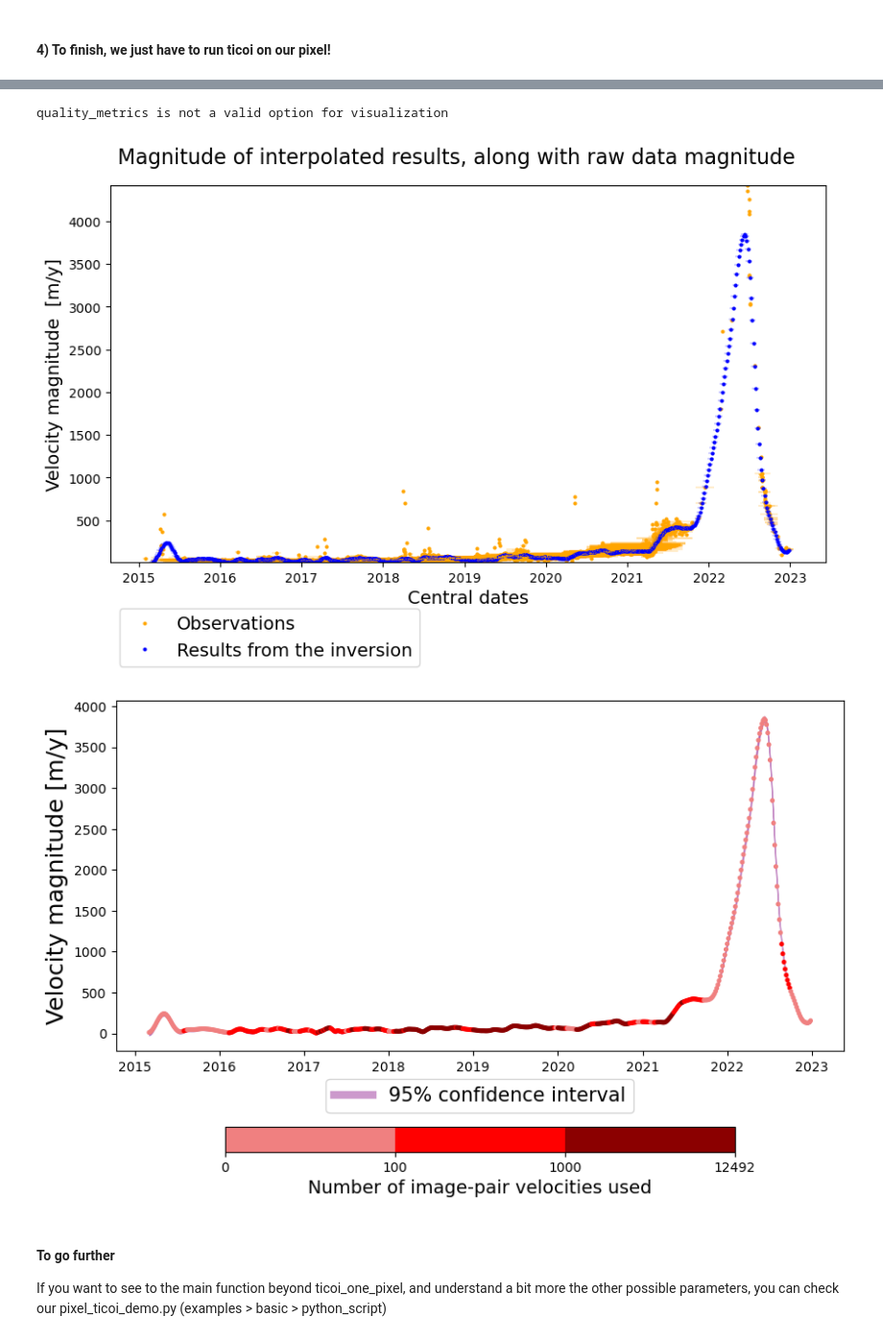
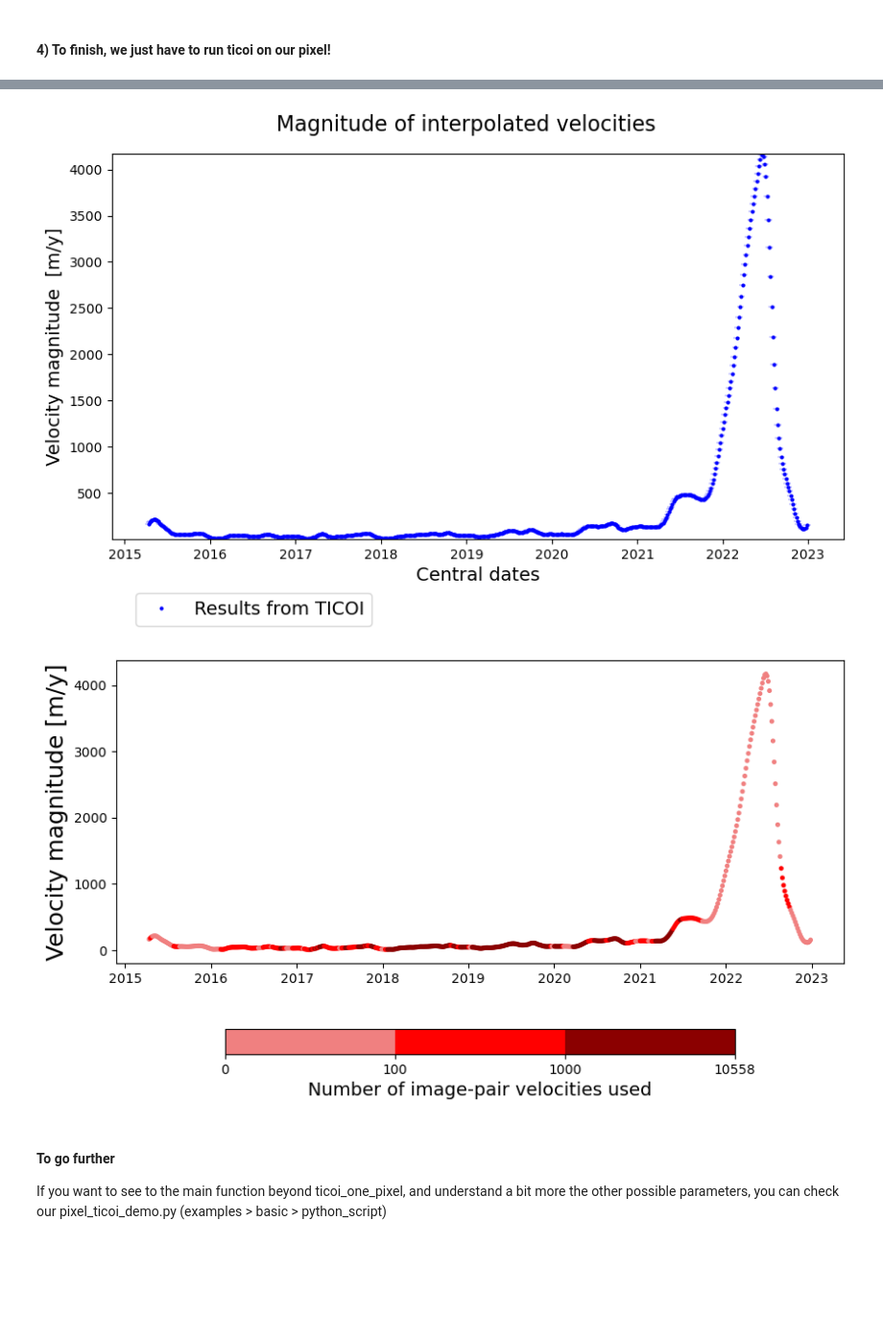
Before and after one commit to ticoi/ticoi, a Jupyter notebook: examples/basic/notebook/pixel_demo_local_ncdata.ipynb, the cells around one changed output, grey strips where cells are left out. Shown at 96% size. Cells and saved outputs as stored; diff of their text form; code cells hidden in the pictures; blank space fills up the shorter version.

Commit message:
Addition of other options of Figures, max and min range. Finalization of the notebooks

```diff
--- a/examples/basic/notebook/pixel_demo_local_ncdata.ipynb
+++ b/examples/basic/notebook/pixel_demo_local_ncdata.ipynb
@@ -11,5 +11,7 @@ from ticoi.core import ticoi_one_pixel
 # %%
 cube_name = f'{os.path.abspath(os.path.join(os.getcwd(), "..","..","..", "test_data"))}/ITS_LIVE_Lowell_Lower_test.nc'# path to our dataset
 path_save = f'{os.path.abspath(os.path.join(os.getcwd(), "..","..", "results", "pixel"))}/'# path where to save our results
-i, j = -138.18069, 60.29076# coordinate of the pixel
+# i, j = -138.15069, 60.27076# coordinate of the pixel
+i, j = -138.16069, 60.28076# coordinate of the pixel
+
 pick_dates = ["2015-01-01", "2024-01-01"]# date range to study
@@ -23,15 +30,15 @@ delete_outliers = {"median_angle": 45} #Remove the observation if its direction
 # %% [markdown]
 - Visualization parameters
 # %%
-save = False  # Save the results and figures
+save = True  # Save the results and figures
 show = True  # Plot some figures
-option_visual = ["obs_magnitude", "invertvv_overlaid", "quality_metrics"] #check README_visualization_pixel_output to see the different options .
+option_visual = ["obs_magnitude", "invertvv","inverpvv", "quality_metrics"] #check README_visualization_pixel_output to see the different options .
 result_quality = [
-    "Error_propagation",
+
     "X_contribution",
 ]  # Criterium used to evaluate the quality of the results: ("Error_propagation": the initial error given in the dataset is propagated through the inversion; "X_contribution" correspond to the number of observed velocity used to estimate each estimated value
 # %% [markdown]
 #### 4) To finish, we just have to run ticoi on our pixel!
 # %%
-data,dataf,dataf_lp = ticoi_one_pixel(cube_name=cube_name,i=i,j=j,save=save,path_save=path_save,show=show,option_visual=option_visual,load_kwargs={"pick_date":pick_dates,"buffer": [i, j, 0.1]},load_pixel_kwargs={"visual":show},preData_kwargs={"delete_outliers":delete_outliers},inversion_kwargs = {"coef":coef,"result_quality":result_quality,"visual":show},interpolation_kwargs = {"result_quality":result_quality})
+data,dataf,dataf_lp = ticoi_one_pixel(cube_name=cube_name,i=i,j=j,save=save,path_save=path_save,show=show,option_visual=option_visual,load_kwargs={"pick_date":pick_dates,"buffer": [i, j, 0.01]},load_pixel_kwargs={"visual":show},preData_kwargs={"delete_outliers":delete_outliers},inversion_kwargs = {"coef":coef,"result_quality":result_quality,"visual":show},interpolation_kwargs = {"result_quality":result_quality})
 # %% [output]
@@ -40,6 +47,5 @@ data,dataf,dataf_lp = ticoi_one_pixel(cube_name=cube_name,i=i,j=j,save=save,path
-quality_metrics is not a valid option for visualization
-[figure, old version]
+[figure, new version]
-[figure, old version]
+[figure, new version]
 # %% [markdown]
 #### To go further
 
```
Also changed, not shown: parts of 3 cells of this notebook, 7 other files.
